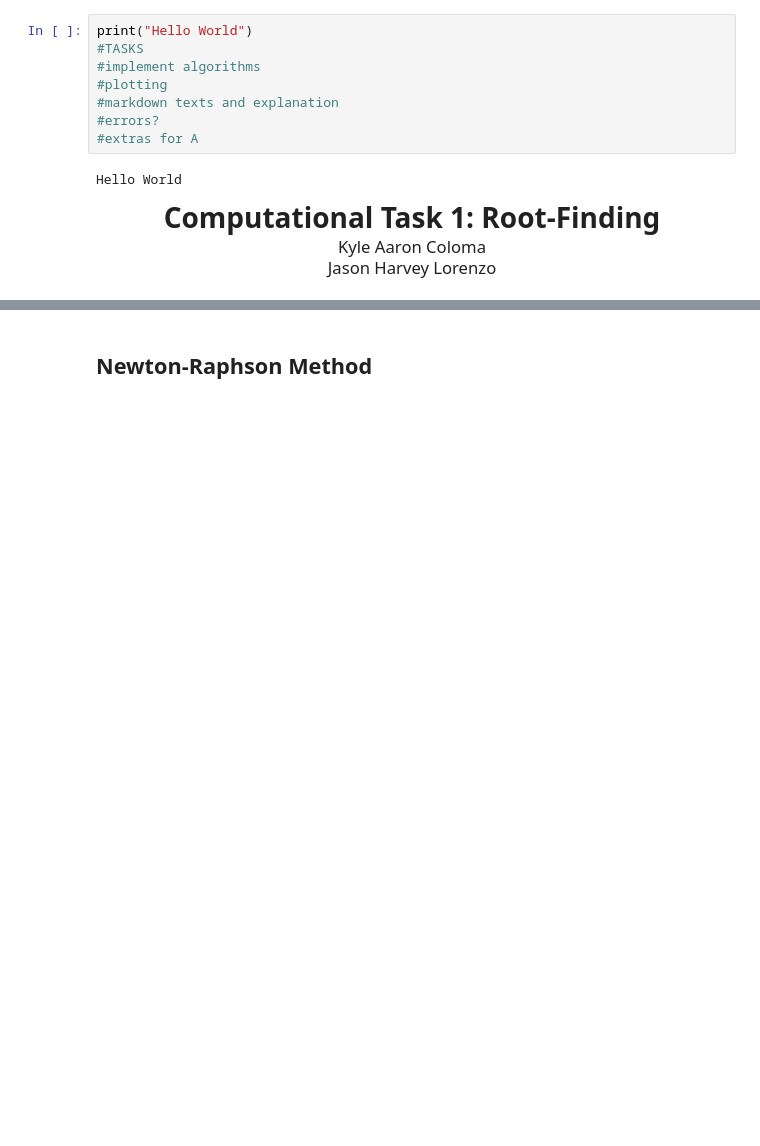
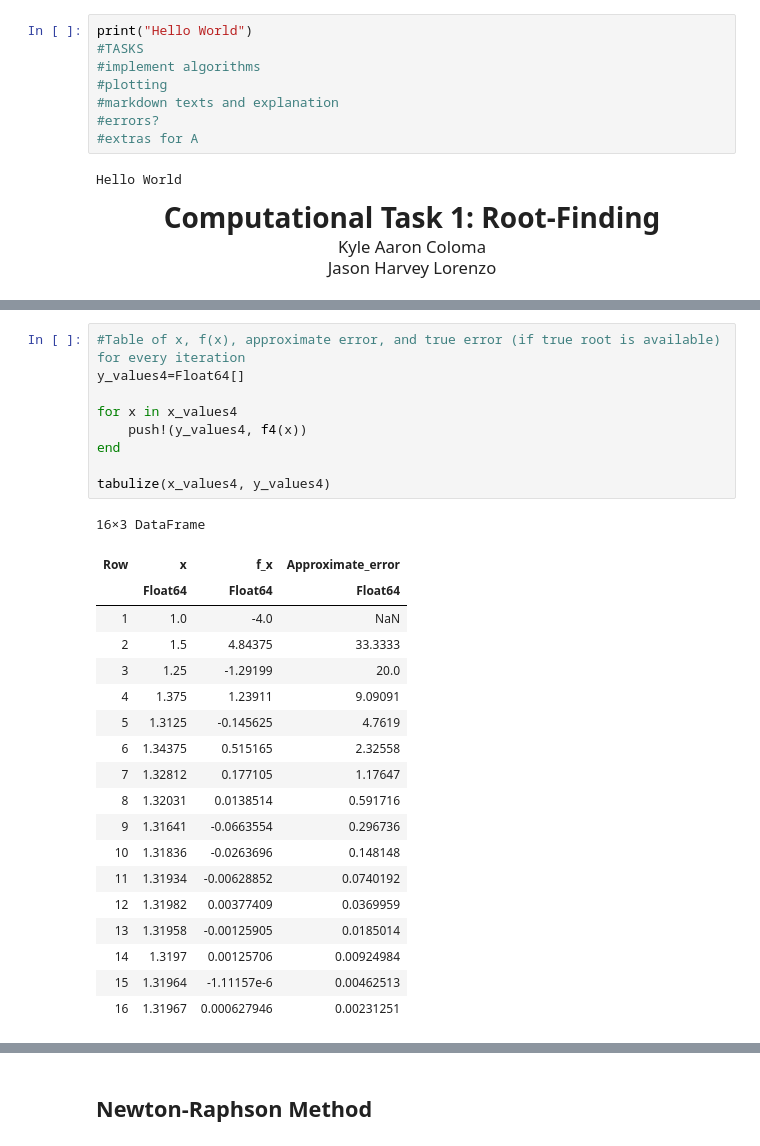
Before and after one commit to jhtl08/Root-Finding, a Jupyter notebook: CT1_Roots_Coloma_Lorenzo.ipynb, the cells around one changed output, grey strips where cells are left out. Drawn from its saved outputs; the diff is of its cells as text; blank space fills up the shorter version.

```diff
--- a/CT1_Roots_Coloma_Lorenzo.ipynb
+++ b/CT1_Roots_Coloma_Lorenzo.ipynb
@@ -14,0 +186,29 @@ Hello World
+# %%
+#Table of x, f(x), approximate error, and true error (if true root is available) for every iteration
+y_values4=Float64[]
+
+for x in x_values4
+    push!(y_values4, f4(x))
+end
+
+tabulize(x_values4, y_values4)
+# %% [output]
+16×3 DataFrame
+| Row | x | f_x | Approximate_error |
+|  | Float64 | Float64 | Float64 |
+| 1 | 1.0 | -4.0 | NaN |
+| 2 | 1.5 | 4.84375 | 33.3333 |
+| 3 | 1.25 | -1.29199 | 20.0 |
+| 4 | 1.375 | 1.23911 | 9.09091 |
+| 5 | 1.3125 | -0.145625 | 4.7619 |
+| 6 | 1.34375 | 0.515165 | 2.32558 |
+| 7 | 1.32812 | 0.177105 | 1.17647 |
+| 8 | 1.32031 | 0.0138514 | 0.591716 |
+| 9 | 1.31641 | -0.0663554 | 0.296736 |
+| 10 | 1.31836 | -0.0263696 | 0.148148 |
+| 11 | 1.31934 | -0.00628852 | 0.0740192 |
+| 12 | 1.31982 | 0.00377409 | 0.0369959 |
+| 13 | 1.31958 | -0.00125905 | 0.0185014 |
+| 14 | 1.3197 | 0.00125706 | 0.00924984 |
+| 15 | 1.31964 | -1.11157e-6 | 0.00462513 |
+| 16 | 1.31967 | 0.000627946 | 0.00231251 |
```
Also changed, not shown: parts of 18 cells of this notebook.
